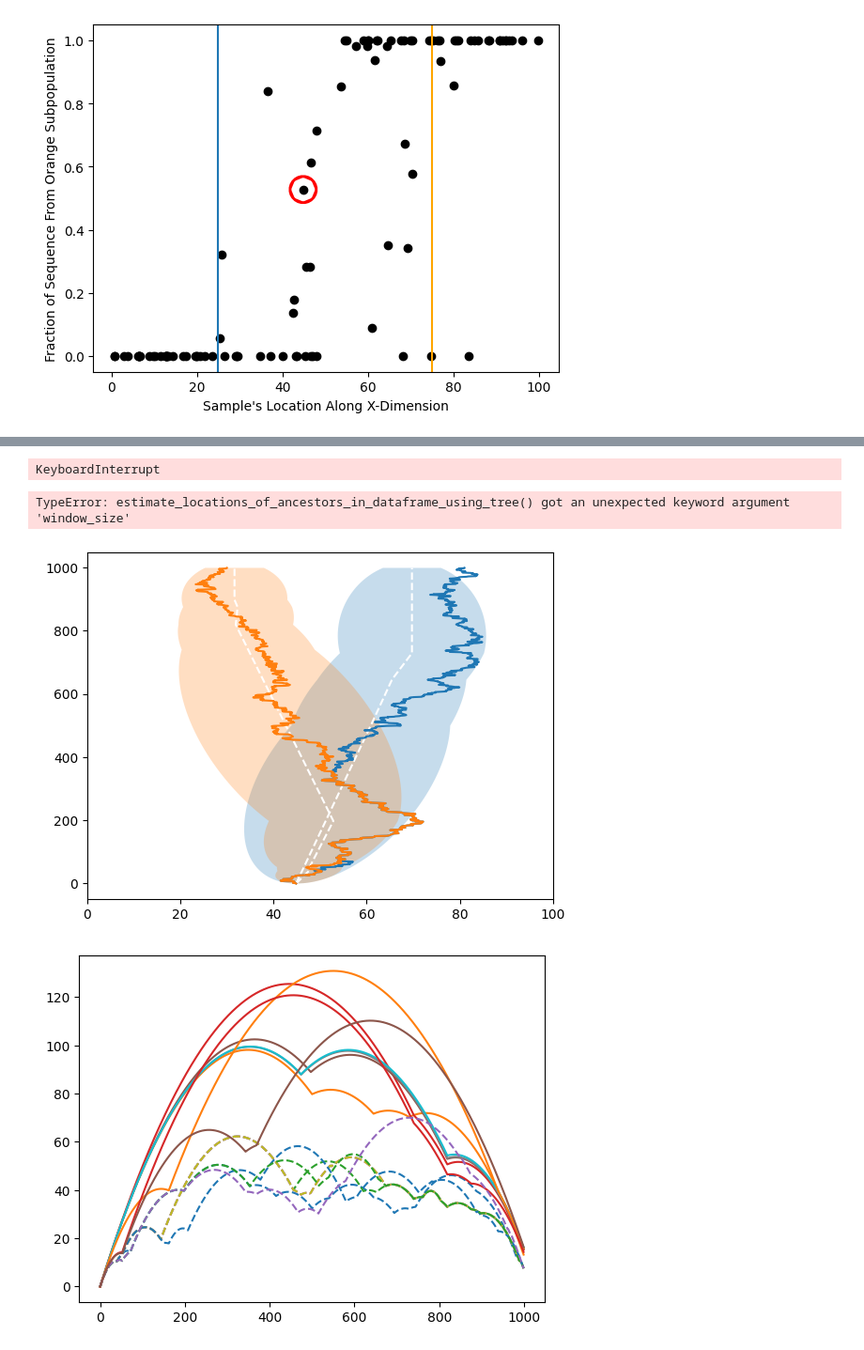
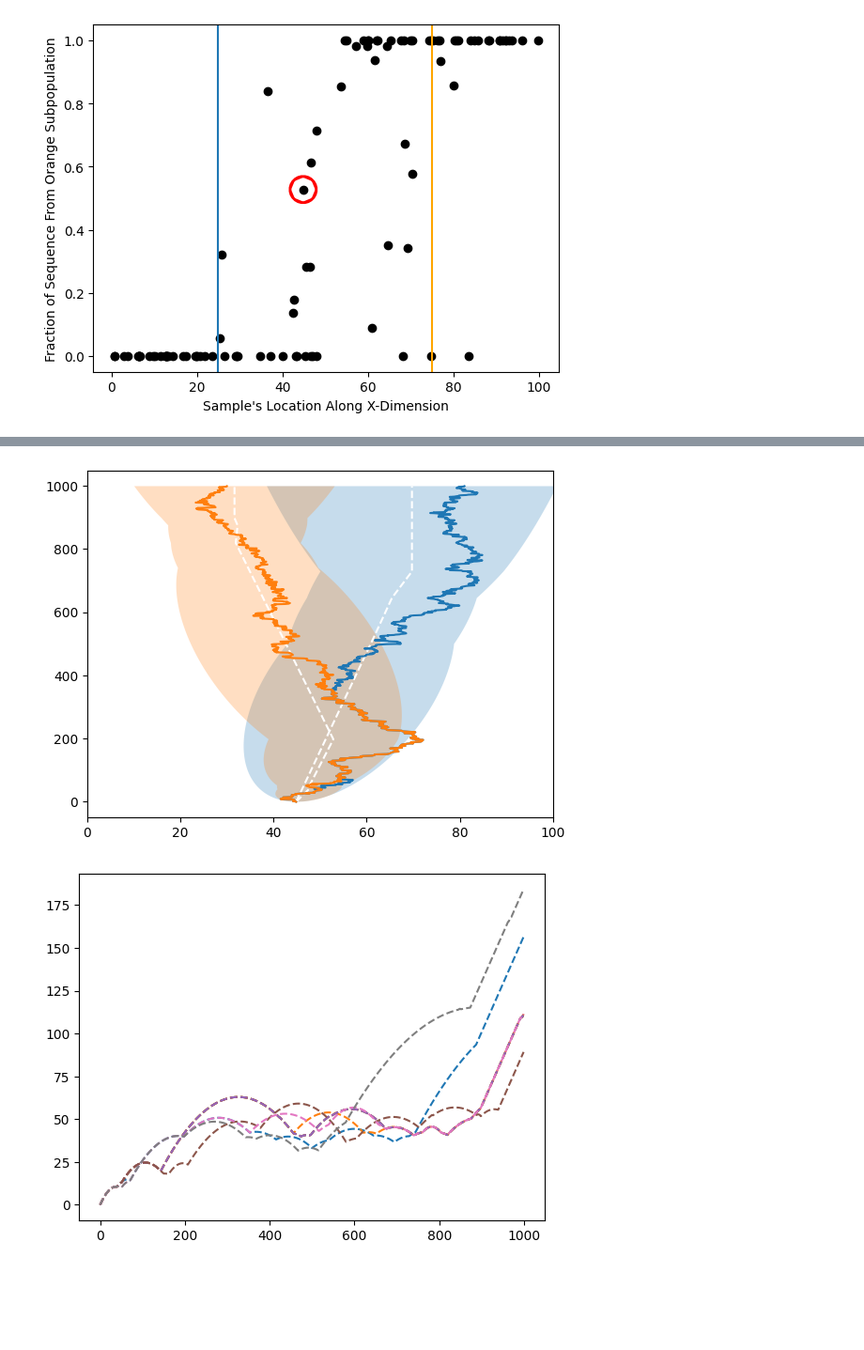
Before and after one commit to osmond-lab/sparg, a Jupyter notebook: figures/final/Fig7_two_pops/code/two_pops.ipynb, the cells around one changed output, grey strips where cells are left out. Shown at 94% size. Saved outputs shown, nothing was run; the diff lists cells and outputs as text; code cells hidden in the pictures; blank space fills up the shorter version.

```diff
--- a/figures/final/Fig7_two_pops/code/two_pops.ipynb
+++ b/figures/final/Fig7_two_pops/code/two_pops.ipynb
@@ -140,11 +122,5 @@ plt.show()
-# %%
-locations_df = sparg.estimate_locations_of_ancestors_in_dataframe_using_tree(df=locations_df, spatial_arg=spatial_arg, use_theoretical_dispersal=True)
-# %% [output]
-KeyboardInterrupt
 # %%
 locations_df = sparg.estimate_locations_of_ancestors_in_dataframe_using_window(df=locations_df, spatial_arg=spatial_arg, window_size=100, use_theoretical_dispersal=True)
-# %% [output]
-TypeError: estimate_locations_of_ancestors_in_dataframe_using_tree() got an unexpected keyword argument 'window_size'
 # %%
 for i,region in locations_df.groupby(["sample", "genome_position"]):
     if i == (41, 202442.5) or i == (41, 822112.5):
@@ -168,11 +144,14 @@ plt.xlim(0,100)
 #plt.savefig("two_pops_genetic_ancestors_fixed_confidence_tree.svg")
 plt.show()
 # %% [output]
-[figure, old version]
+[figure, new version]
 # %%
+
+
+
 for i,region in locations_df.groupby(["sample", "genome_position"]):
     plt.plot(region["time"], region["arg_variance_in_estimated_location_0"], linestyle="dashed")
-    plt.plot(region["time"], region["window_0_variance_in_estimated_location_0"])
+    #plt.plot(region["time"], region["window_0_variance_in_estimated_location_0"])
 plt.show()
 # %% [output]
-[figure, old version]
+[figure, new version]
```
Also changed, not shown: parts of 14 cells of this notebook, 1 other file.
